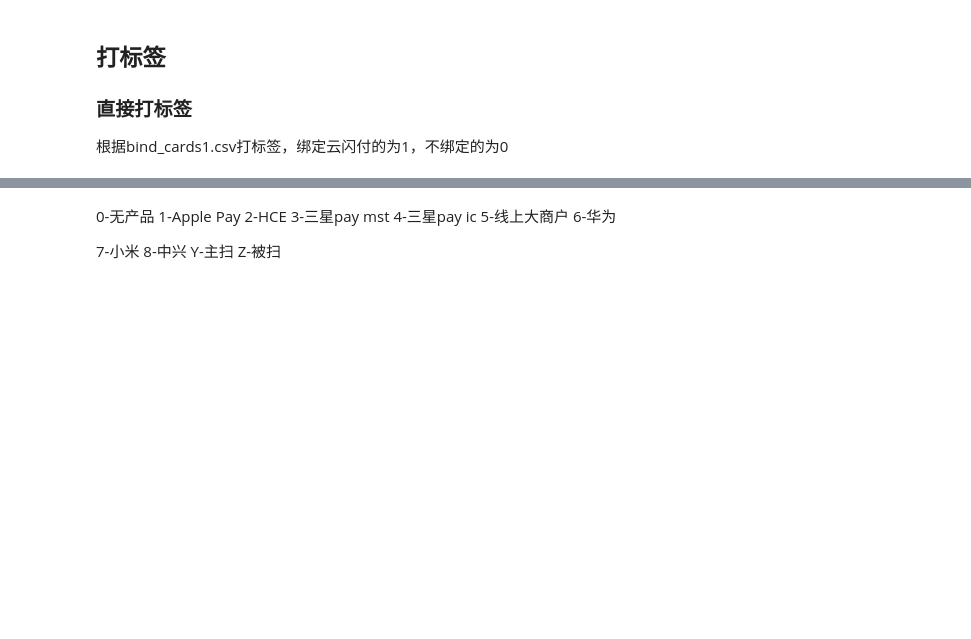
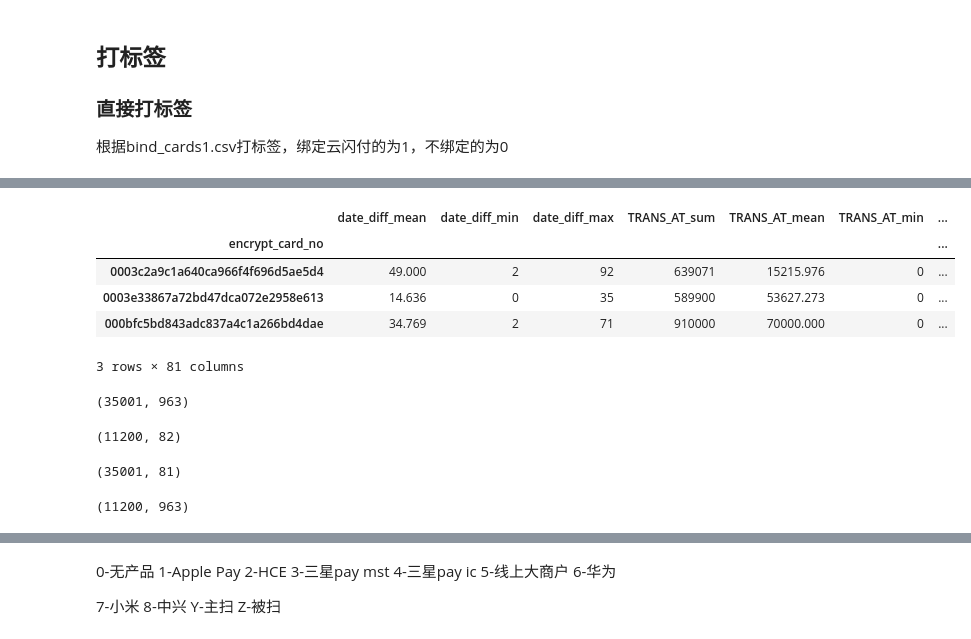
Before and after one commit to niuoo/halo, a Jupyter notebook: card2.ipynb, the cells around one changed output, grey strips where cells are left out. Saved outputs shown, nothing was run; the diff lists cells and outputs as text; code cells hidden in the pictures; blank space fills up the shorter version.

```diff
--- a/card2.ipynb
+++ b/card2.ipynb
@@ -287 +397,26 @@ train_v = train_v.drop(columns=['encrypt_card_no', 'target'])
+# %%
+all_together_test.head(3)
+# %% [output]
+|  | date_diff_mean | date_diff_min | date_diff_max | TRANS_AT_sum | TRANS_AT_mean | TRANS_AT_min | ... |
+| encrypt_card_no |  |  |  |  |  |  | ... |
+| 0003c2a9c1a640ca966f4f696d5ae5d4 | 49.000 | 2 | 92 | 639071 | 15215.976 | 0 | ... |
+| 0003e33867a72bd47dca072e2958e613 | 14.636 | 0 | 35 | 589900 | 53627.273 | 0 | ... |
+| 000bfc5bd843adc837a4c1a266bd4dae | 34.769 | 2 | 71 | 910000 | 70000.000 | 0 | ... |
+3 rows × 81 columns
+# %%
+test_v.shape
+# %% [output]
+(35001, 963)
+# %%
+all_together.shape
+# %% [output]
+(11200, 82)
+# %%
+test_v.shape
+# %% [output]
+(35001, 81)
+# %%
+train_v.shape
+# %% [output]
+(11200, 963)
 # %%
```
Also changed, not shown: parts of 53 cells of this notebook.
